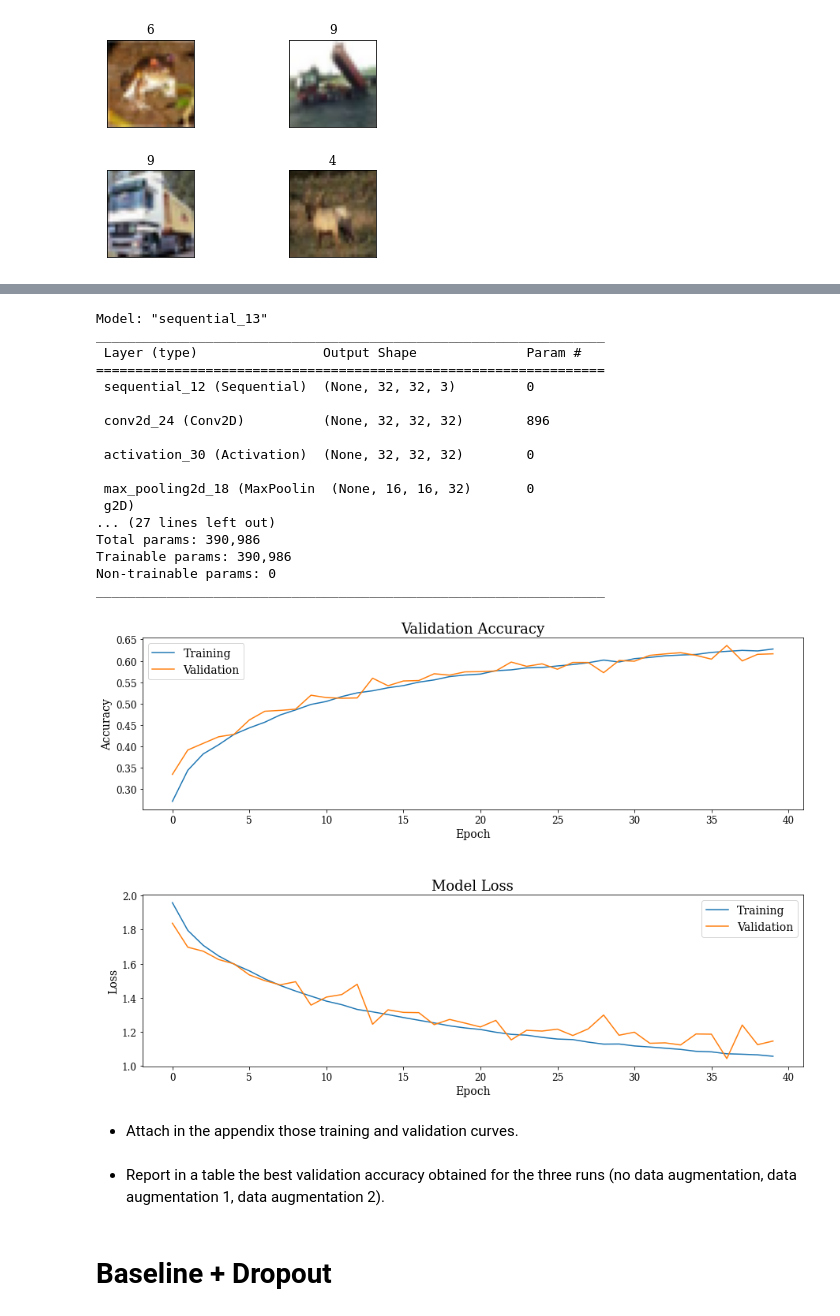
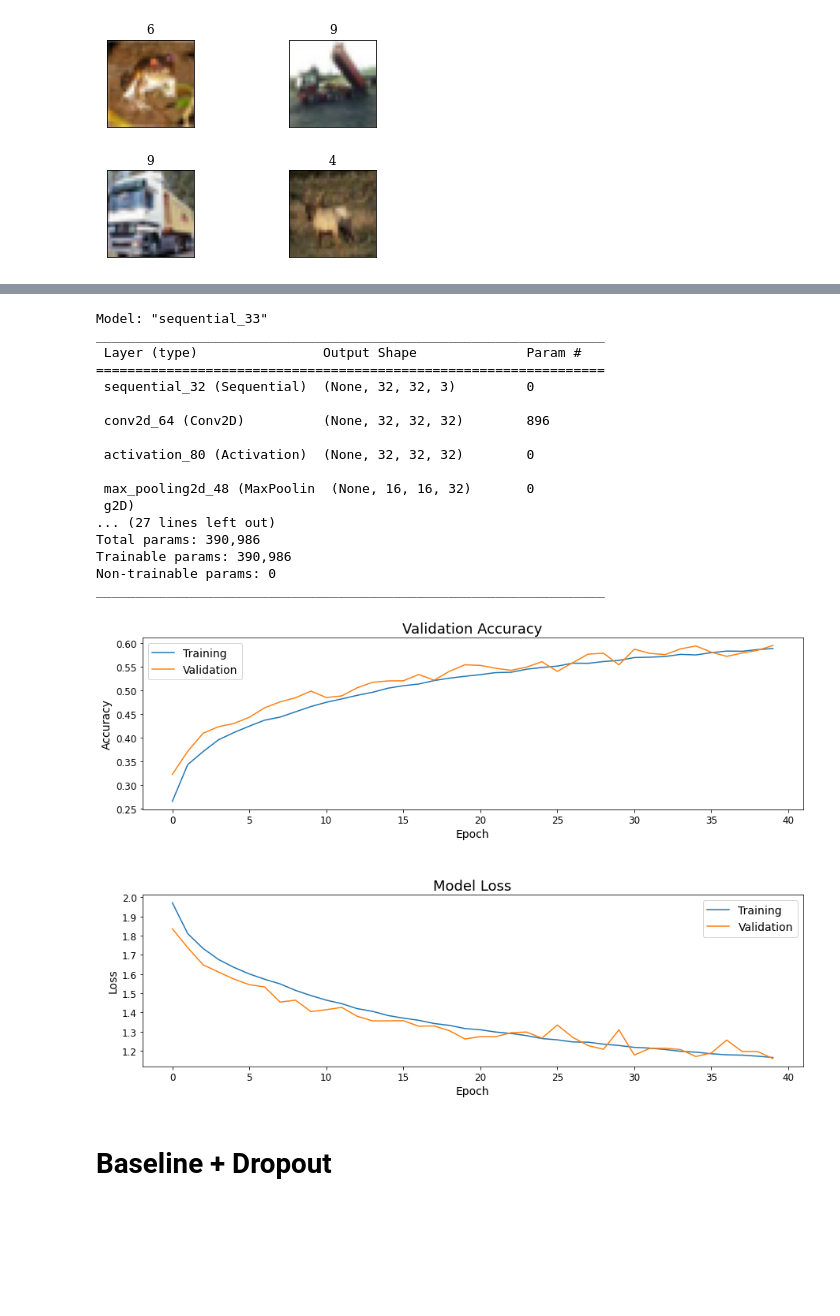
Before and after one commit to limited-fion/deep-learning-cw, a Jupyter notebook: 03_cw.ipynb, the cells around one changed output, grey strips where cells are left out. Drawn from its saved outputs; the diff is of its cells as text; code cells hidden in the pictures; blank space fills up the shorter version.

```diff
--- a/03_cw.ipynb
+++ b/03_cw.ipynb
@@ -65,7 +65,7 @@ def plot_history(history, fileName, metric = None):
     plt.ylabel('Loss', fontsize = 14)
     plt.xlabel('Epoch', fontsize = 14)
 
-  directory = '/content/drive/MyDrive/dl-cw-03/reg/'
+  directory = '/content/drive/MyDrive/dl-cw-03/diagrams/'
 
   if not os.path.exists(directory):
     os.makedirs(directory)
@@ -433,11 +1187,8 @@ X_test_n = norm_layer(X_test)
 # to not performing any augmentation)
 data_augmentation = keras.Sequential(
     [
-        preprocessing.RandomRotation(0.5),
-        preprocessing.RandomZoom(height_factor=0.3),
-        preprocessing.RandomFlip("horizontal"),
-        preprocessing.RandomTranslation(height_factor=0.2, width_factor=0.3, fill_mode='constant',interpolation='nearest'),
-        # preprocessing.RandomContrast(0.5, seed=123)
+        preprocessing.RandomRotation(0.7),
+        preprocessing.RandomZoom(height_factor=0.8),
     ]
 )
 # We will use glorot_uniform as a initialization by default
@@ -473,9 +1224,9 @@ model.compile(loss='categorical_crossentropy',
               optimizer=opt,
               metrics=['accuracy'])
 # Use 40 epochs as default value to plot your curves
-history_da3 = model.fit(X_train_n, Y_train_class, epochs=40, validation_data=(X_test_n,Y_test_class))
+history_da5 = model.fit(X_train_n, Y_train_class, epochs=40, validation_data=(X_test_n,Y_test_class))
 
-model.save('/content/drive/MyDrive/dl-cw-03/dataAug/da3')
+model.save('/content/drive/MyDrive/dl-cw-03/dataAug/da5')
 # %% [output]
 Image shape: (32, 32, 3)
 Total number of training samples: 50000
@@ -534,31 +1285,27 @@ WARNING:tensorflow:Using a while_loop for converting StatelessRandomUniformV2 ca
 WARNING:absl:Found untraced functions such as _jit_compiled_convolution_op, _jit_compiled_convolution_op, _jit_compiled_convolution_op, _jit_compiled_convolution_op while saving (showing 4 of 4). Thes ...
 # %%
-plot_history(history_da3, 'da3.png', metric='accuracy')
+plot_history(history_da5, 'da5.png', metric='accuracy')
 
 model.summary()
 # %% [output]
-Model: "sequential_13"
+Model: "sequential_33"
 _________________________________________________________________
  Layer (type)                Output Shape              Param #
 =================================================================
- sequential_12 (Sequential)  (None, 32, 32, 3)         0
+ sequential_32 (Sequential)  (None, 32, 32, 3)         0
 
- conv2d_24 (Conv2D)          (None, 32, 32, 32)        896
+ conv2d_64 (Conv2D)          (None, 32, 32, 32)        896
 
- activation_30 (Activation)  (None, 32, 32, 32)        0
+ activation_80 (Activation)  (None, 32, 32, 32)        0
 
- max_pooling2d_18 (MaxPoolin  (None, 16, 16, 32)       0
+ max_pooling2d_48 (MaxPoolin  (None, 16, 16, 32)       0
  g2D)
 ... (27 lines left out)
 Total params: 390,986
 Trainable params: 390,986
 Non-trainable params: 0
 _________________________________________________________________
-[figure, old version]
+[figure, new version]
-# %% [markdown]
-*   Attach in the appendix those training and validation curves.
-# %% [markdown]
-*   Report in a table the best validation accuracy obtained for the three runs (no data augmentation, data augmentation 1, data augmentation 2).
 # %% [markdown]
 # **Baseline + Dropout**
 # %%
```
Also changed, not shown: parts of 44 cells of this notebook.
